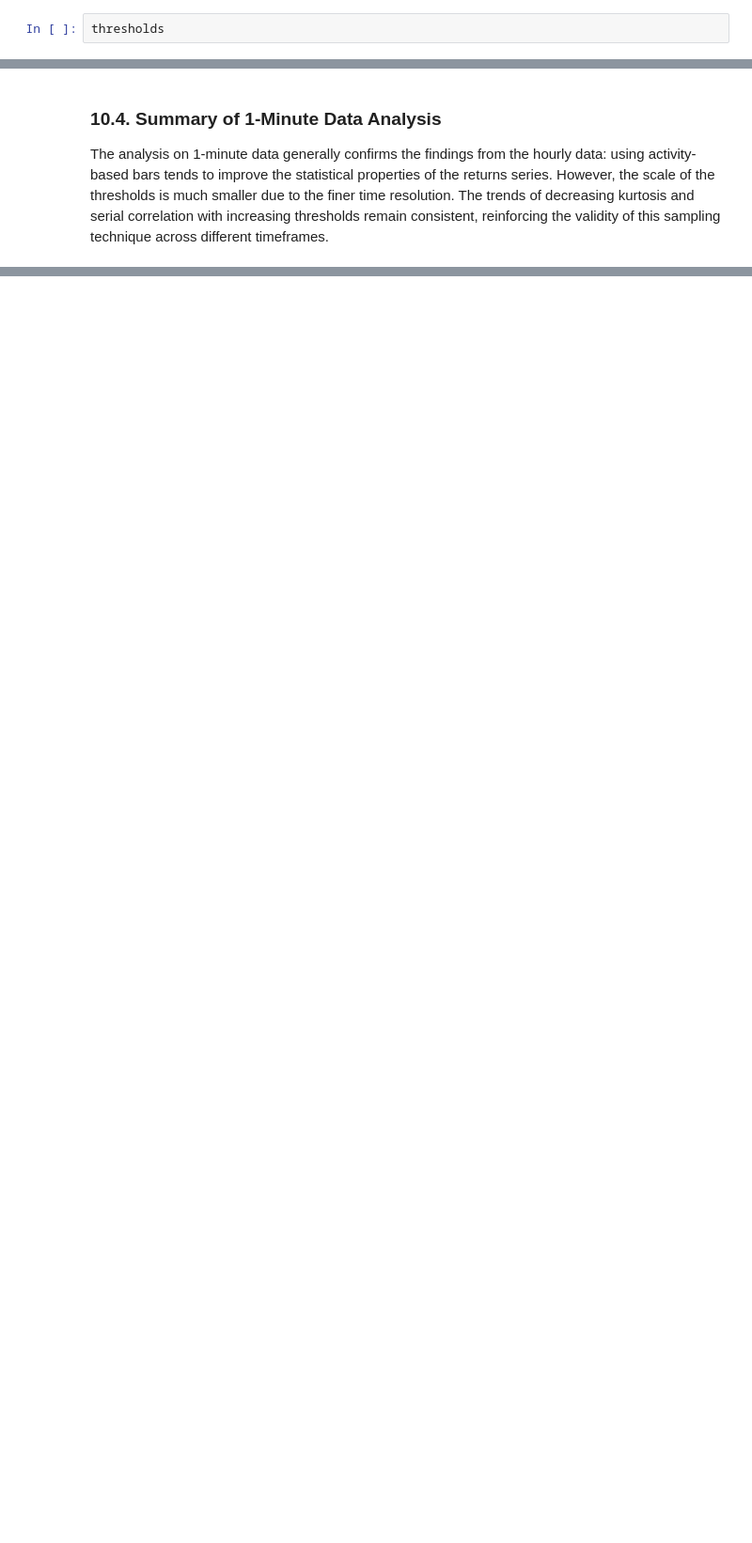
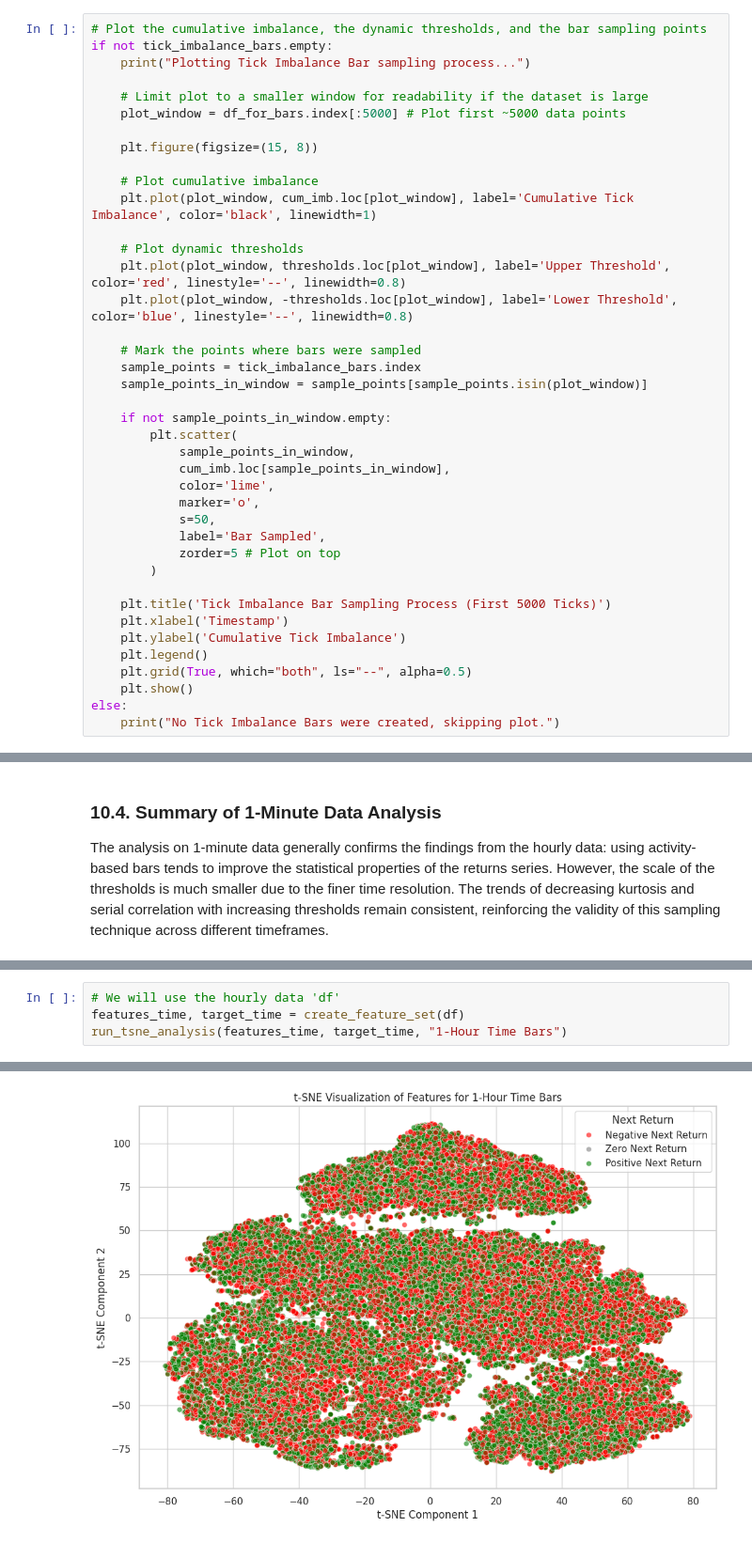
Before and after one commit to LeoCenturion/ceia-tpf, a Jupyter notebook: data_analysis/data_analysis.ipynb, the cells around one changed output, grey strips where cells are left out. Shown at 94% size. Cells and saved outputs as stored; diff of their text form; blank space fills up the shorter version.

```diff
--- a/data_analysis/data_analysis.ipynb
+++ b/data_analysis/data_analysis.ipynb
@@ -1050,7 +1051,45 @@ Analyzing statistical properties of Tick Imbalance Bar returns...
   - Result: The variances are unequal (heteroscedastic, p-value < 0.05).
 --------------------------------------------------
 # %%
-thresholds
+# Plot the cumulative imbalance, the dynamic thresholds, and the bar sampling points
+if not tick_imbalance_bars.empty:
+    print("Plotting Tick Imbalance Bar sampling process...")
+
+    # Limit plot to a smaller window for readability if the dataset is large
+    plot_window = df_for_bars.index[:5000] # Plot first ~5000 data points
+
+    plt.figure(figsize=(15, 8))
+
+    # Plot cumulative imbalance
+    plt.plot(plot_window, cum_imb.loc[plot_window], label='Cumulative Tick Imbalance', color='black', linewidth=1)
+
+    # Plot dynamic thresholds
+    plt.plot(plot_window, thresholds.loc[plot_window], label='Upper Threshold', color='red', linestyle='--', linewidth=0.8)
+    plt.plot(plot_window, -thresholds.loc[plot_window], label='Lower Threshold', color='blue', linestyle='--', linewidth=0.8)
+
+    # Mark the points where bars were sampled
+    sample_points = tick_imbalance_bars.index
+    sample_points_in_window = sample_points[sample_points.isin(plot_window)]
+
+    if not sample_points_in_window.empty:
+        plt.scatter(
+            sample_points_in_window,
+            cum_imb.loc[sample_points_in_window],
+            color='lime',
+            marker='o',
+            s=50,
+            label='Bar Sampled',
+            zorder=5 # Plot on top
+        )
+
+    plt.title('Tick Imbalance Bar Sampling Process (First 5000 Ticks)')
+    plt.xlabel('Timestamp')
+    plt.ylabel('Cumulative Tick Imbalance')
+    plt.legend()
+    plt.grid(True, which="both", ls="--", alpha=0.5)
+    plt.show()
+else:
+    print("No Tick Imbalance Bars were created, skipping plot.")
 # %% [output]
 0        NaN
 1        NaN
@@ -1286,0 +1283,5 @@ The analysis on 1-minute data generally confirms the findings from the hourly da
+# %%
+# We will use the hourly data 'df'
+features_time, target_time = create_feature_set(df)
+run_tsne_analysis(features_time, target_time, "1-Hour Time Bars")
+# %% [output]
@@ -1286,0 +1290 @@ The analysis on 1-minute data generally confirms the findings from the hourly da
+[figure, added]
```
Also changed, not shown: parts of 16 cells of this notebook, 9 other files.
